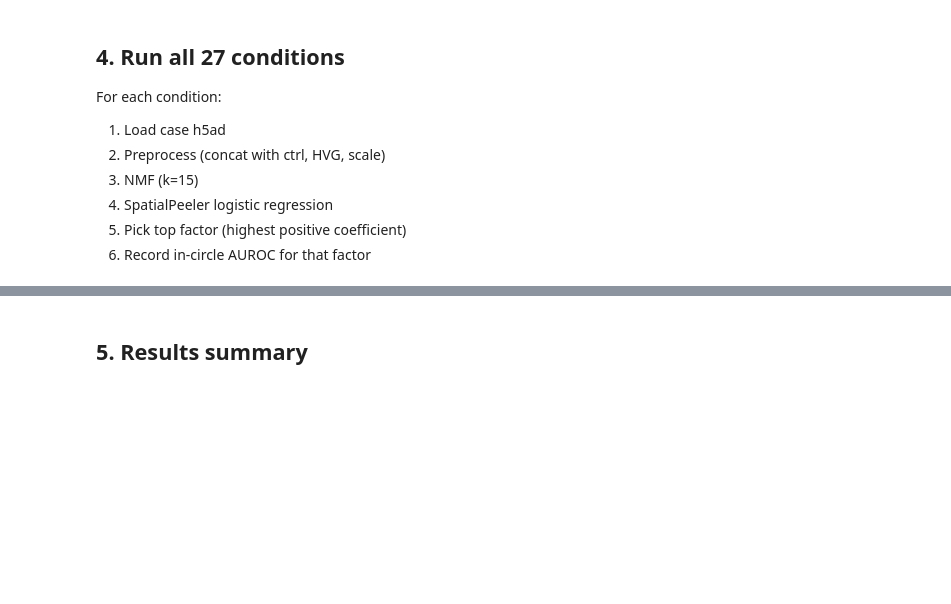
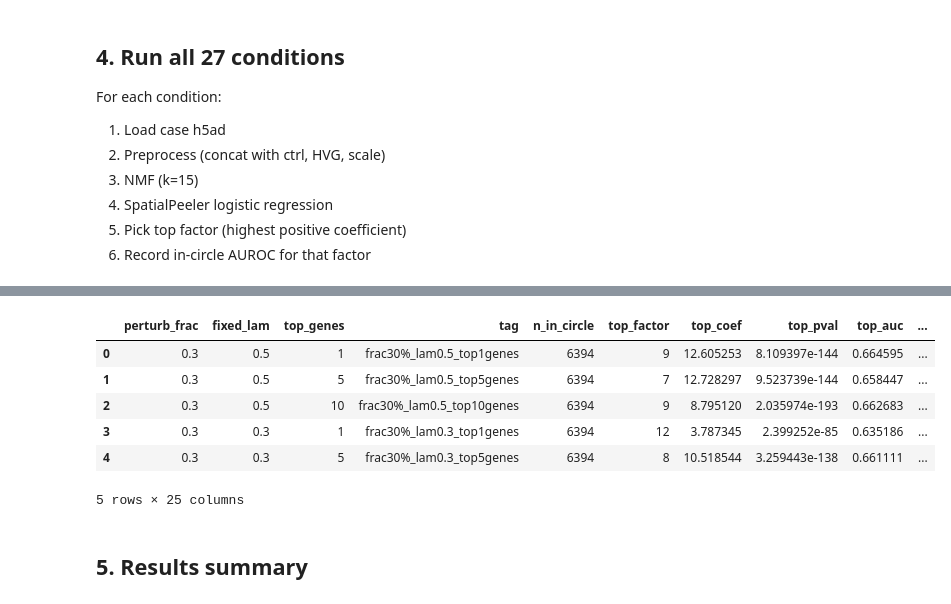
Before and after one commit to delipouya/SpatialPeeler, a Jupyter notebook: benchmark/code/B.6.benchmark_eval_grid.ipynb, the cells around one changed output, grey strips where cells are left out. Saved outputs shown, nothing was run; the diff lists cells and outputs as text; code cells hidden in the pictures; blank space fills up the shorter version.

```diff
--- a/benchmark/code/B.6.benchmark_eval_grid.ipynb
+++ b/benchmark/code/B.6.benchmark_eval_grid.ipynb
@@ -164,15 +170,16 @@ For each condition:
 5. Pick top factor (highest positive coefficient)
 6. Record in-circle AUROC for that factor
 # %%
+N_CONDITIONS = len(grid)  # set to len(grid) to run all 27
+
 rows = []
 
-for i, (pf, lam, tg) in enumerate(grid):
+for i, (pf, lam, tg) in enumerate(grid[:N_CONDITIONS]):
     tag  = f'frac{pf:.0%}_lam{lam}_top{tg}genes'
     path = FINAL_DIR / f'adata06_bot_case_nmfGenes_{tag}.h5ad'
 
-    print(f'[{i+1:02d}/27] {tag} ...', end=' ', flush=True)
+    print(f'[{i+1:02d}/{N_CONDITIONS}] {tag} ...', end=' ', flush=True)
 
-    # --- load case ---
     adata_case = ad.read_h5ad(path)
     adata_case.obs['sample_id'] = 'case'
     adata_case.obs['status']    = 1
@@ -181,28 +188,21 @@ for i, (pf, lam, tg) in enumerate(grid):
 
     n_in_circle = adata_case.obs['in_circle'].sum()
 
-    # --- preprocess ---
     adata = preprocess(adata_ctrl, adata_case)
+    run_nmf(adata)
+    results = run_spatialpeeler(adata)
+    aucs    = incircle_auroc(results, adata)
 
-    # --- NMF ---
-    run_nmf(adata)
-
-    # --- SpatialPeeler ---
-    results = run_spatialpeeler(adata)
-
-    # --- in-circle AUROC per factor ---
-    aucs = incircle_auroc(results, adata)
-
-    # --- pick top factor (highest positive coefficient) ---
-    top_r   = max(results, key=lambda r: r['coef'])
-    top_fi  = top_r['factor_index']
-    top_auc = aucs[top_fi]
-    best_auc = max(aucs.values())  # oracle: best across all factors
+    # top factor = highest beta-hat (logistic regression coefficient)
+    top_r    = max(results, key=lambda r: r['coef'])
+    top_fi   = top_r['factor_index']
+    top_auc  = aucs[top_fi]
+    best_auc = max(aucs.values())
 
     print(f'top_factor=F{top_fi+1}  coef={top_r["coef"]:+.2f}  '
           f'top_auc={top_auc:.3f}  best_auc={best_auc:.3f}')
 
-    rows.append({
+    row = {
         'perturb_frac': pf,
         'fixed_lam':    lam,
         'top_genes':    tg,
@@ -211,9 +211,12 @@ for i, (pf, lam, tg) in enumerate(grid):
         'top_factor':   top_fi + 1,
         'top_coef':     top_r['coef'],
         'top_pval':     top_r['pval'],
-        'top_auc':      top_auc,   # AUC of the factor SpatialPeeler picks
-        'best_auc':     best_auc,  # oracle: best AUC across all factors
-    })
+        'top_auc':      top_auc,
+        'best_auc':     best_auc,
+    }
+    for fi, auc in aucs.items():
+        row[f'auc_f{fi+1}'] = auc
+    rows.append(row)
 
 results_df = pd.DataFrame(rows)
 print('\nDone.')
@@ -220,0 +242,10 @@ print(results_df[['tag', 'top_factor', 'top_coef', 'top_auc', 'best_auc']].to_st
+# %%
+results_df.head()
+# %% [output]
+|  | perturb_frac | fixed_lam | top_genes | tag | n_in_circle | top_factor | top_coef | top_pval | top_auc | ... |
+| 0 | 0.3 | 0.5 | 1 | frac30%_lam0.5_top1genes | 6394 | 9 | 12.605253 | 8.109397e-144 | 0.664595 | ... |
+| 1 | 0.3 | 0.5 | 5 | frac30%_lam0.5_top5genes | 6394 | 7 | 12.728297 | 9.523739e-144 | 0.658447 | ... |
+| 2 | 0.3 | 0.5 | 10 | frac30%_lam0.5_top10genes | 6394 | 9 | 8.795120 | 2.035974e-193 | 0.662683 | ... |
+| 3 | 0.3 | 0.3 | 1 | frac30%_lam0.3_top1genes | 6394 | 12 | 3.787345 | 2.399252e-85 | 0.635186 | ... |
+| 4 | 0.3 | 0.3 | 5 | frac30%_lam0.3_top5genes | 6394 | 8 | 10.518544 | 3.259443e-138 | 0.661111 | ... |
+5 rows × 25 columns
```
Also changed, not shown: parts of 14 cells of this notebook.
